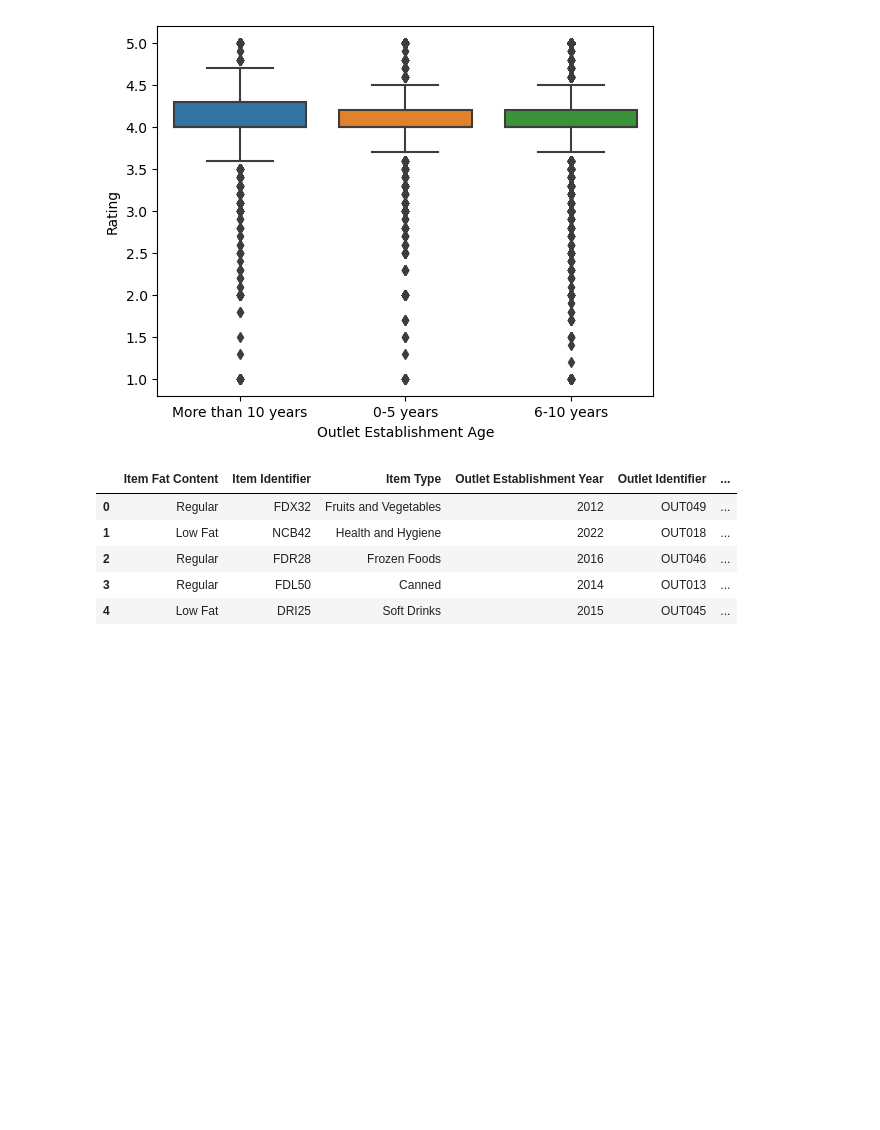
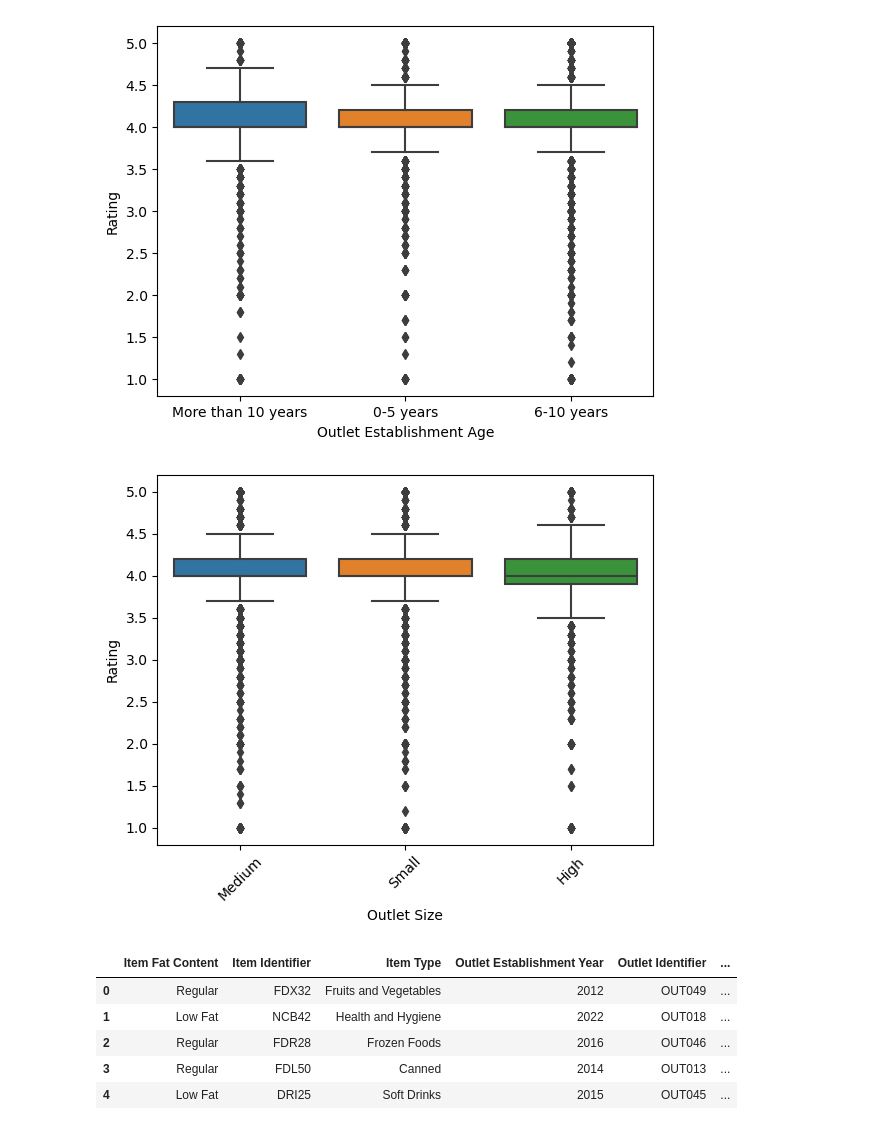
Before and after one commit to Chimmz/blinkit-sales-insights-and-rating-prediction, a Jupyter notebook: rating_prediction.ipynb, the cells around one changed output. Drawn from its saved outputs; the diff is of its cells as text; code cells hidden in the pictures; blank space fills up the shorter version.

```diff
--- a/rating_prediction.ipynb
+++ b/rating_prediction.ipynb
@@ -198,7 +199,10 @@ sns.boxplot(x='Outlet Establishment Age', y='Rating', data=df);
 # %% [output]
 [figure]
 # %%
-sns.boxplot(x='Outlet Type', y='Rating', data=df)
+sns.boxplot(x='Outlet Size', y='Rating', data=df)
+plt.xticks(rotation=45);
+# %% [output]
+[figure, added]
 # %%
 df.head()
 # %% [output]
```
Also changed, not shown: parts of 11 cells of this notebook.
